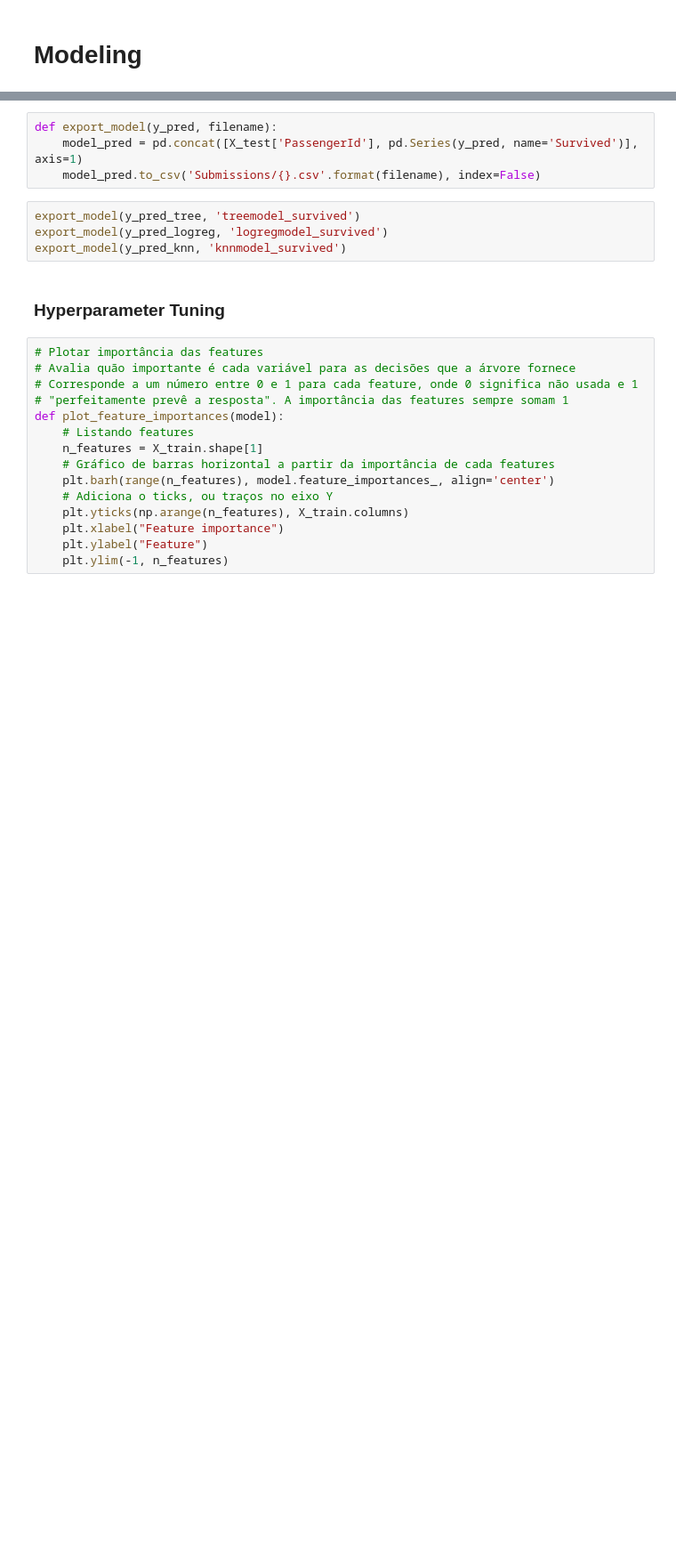
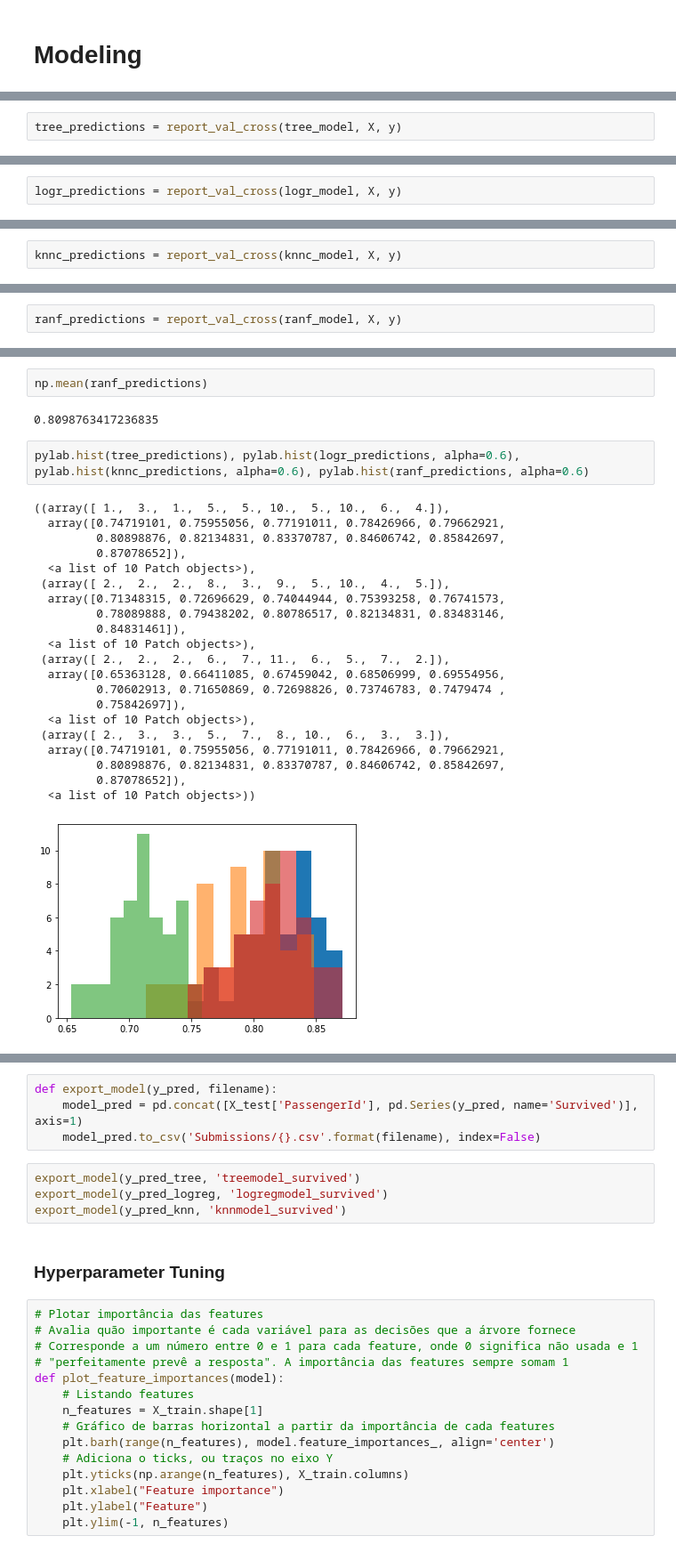
Before and after one commit to vichShir/kaggle-getting-started-competitions, a Jupyter notebook: Titanic/Titanic Notebook.ipynb, the cells around one changed output, grey strips where cells are left out. Shown: that part at 89% size. Cells and saved outputs as stored; diff of their text form; blank space fills up the shorter version.

Commit message:
Modeling using validation cross

```diff
--- a/Titanic/Titanic Notebook.ipynb
+++ b/Titanic/Titanic Notebook.ipynb
@@ -551,0 +623,2 @@ Acurácia no dataset de treino: 0.815
+# %%
+tree_predictions = report_val_cross(tree_model, X, y)
@@ -551,0 +647,2 @@ Acurácia no dataset de treino: 0.815
+# %%
+logr_predictions = report_val_cross(logr_model, X, y)
@@ -551,0 +671,2 @@ Acurácia no dataset de treino: 0.815
+# %%
+knnc_predictions = report_val_cross(knnc_model, X, y)
@@ -551,0 +695,2 @@ Acurácia no dataset de treino: 0.815
+# %%
+ranf_predictions = report_val_cross(ranf_model, X, y)
@@ -551,0 +715,28 @@ Acurácia no dataset de treino: 0.815
+# %%
+np.mean(ranf_predictions)
+# %% [output]
+0.8098763417236835
+# %%
+pylab.hist(tree_predictions), pylab.hist(logr_predictions, alpha=0.6), pylab.hist(knnc_predictions, alpha=0.6), pylab.hist(ranf_predictions, alpha=0.6)
+# %% [output]
+((array([ 1.,  3.,  1.,  5.,  5., 10.,  5., 10.,  6.,  4.]),
+  array([0.74719101, 0.75955056, 0.77191011, 0.78426966, 0.79662921,
+         0.80898876, 0.82134831, 0.83370787, 0.84606742, 0.85842697,
+         0.87078652]),
+  <a list of 10 Patch objects>),
+ (array([ 2.,  2.,  2.,  8.,  3.,  9.,  5., 10.,  4.,  5.]),
+  array([0.71348315, 0.72696629, 0.74044944, 0.75393258, 0.76741573,
+         0.78089888, 0.79438202, 0.80786517, 0.82134831, 0.83483146,
+         0.84831461]),
+  <a list of 10 Patch objects>),
+ (array([ 2.,  2.,  2.,  6.,  7., 11.,  6.,  5.,  7.,  2.]),
+  array([0.65363128, 0.66411085, 0.67459042, 0.68506999, 0.69554956,
+         0.70602913, 0.71650869, 0.72698826, 0.73746783, 0.7479474 ,
+         0.75842697]),
+  <a list of 10 Patch objects>),
+ (array([ 2.,  3.,  3.,  5.,  7.,  8., 10.,  6.,  3.,  3.]),
+  array([0.74719101, 0.75955056, 0.77191011, 0.78426966, 0.79662921,
+         0.80898876, 0.82134831, 0.83370787, 0.84606742, 0.85842697,
+         0.87078652]),
+  <a list of 10 Patch objects>))
+[figure, added]
```
Also changed, not shown: parts of 37 cells of this notebook, 1 other file.
